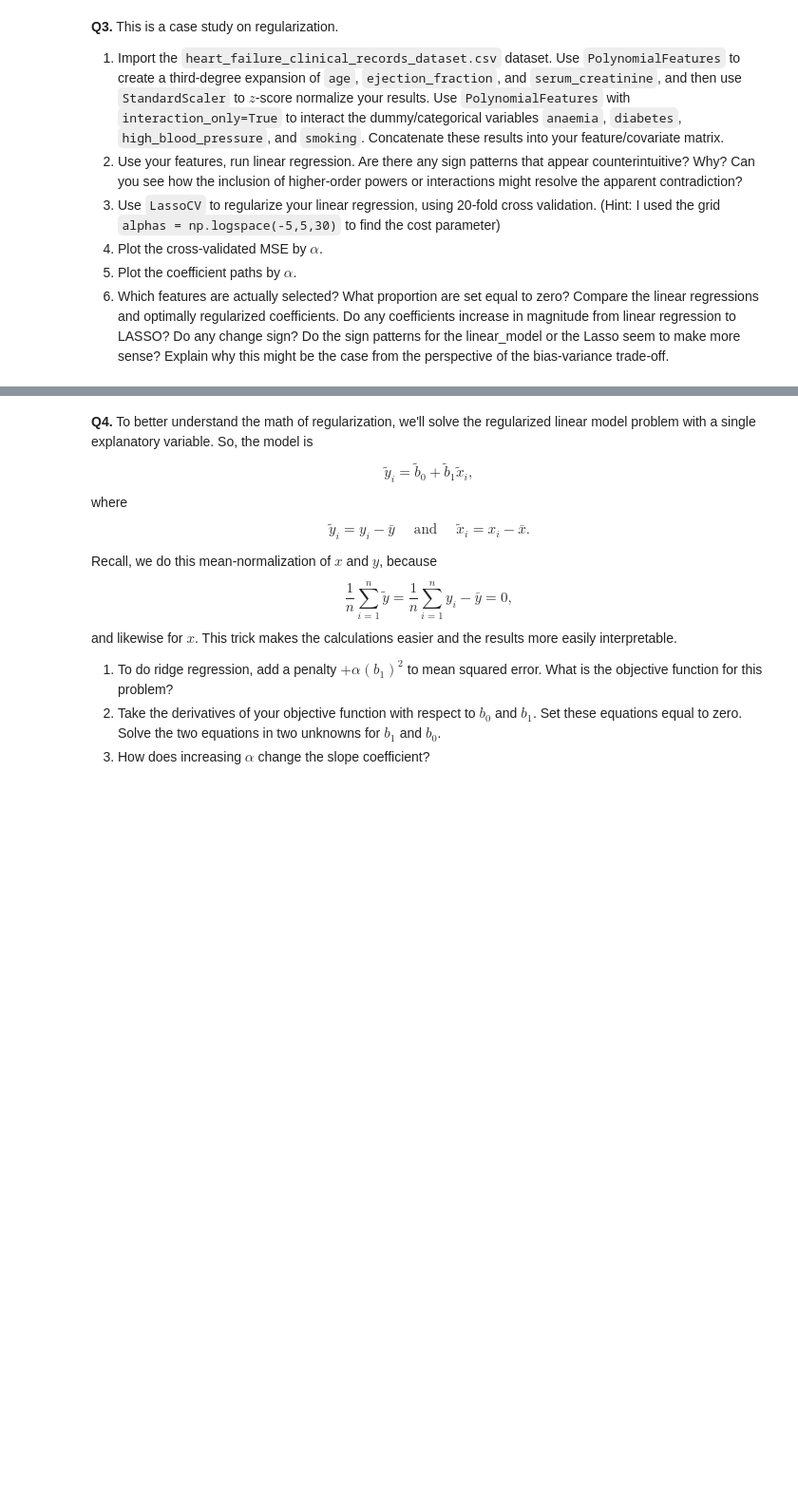
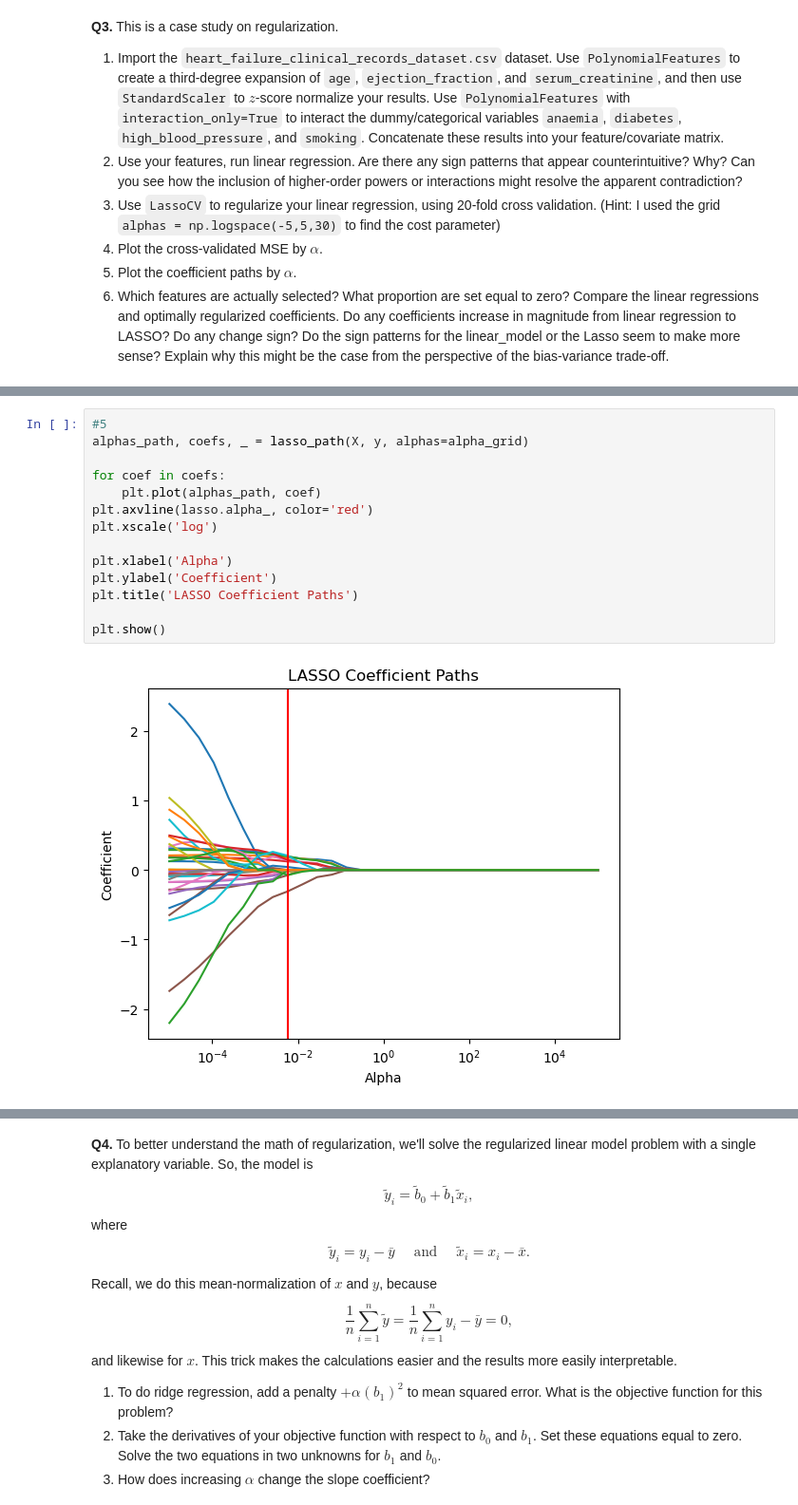
Before and after one commit to anthonyzhang4/HW5, a Jupyter notebook: 04_assignment_regularization t.ipynb, the cells around one changed output, grey strips where cells are left out. Shown at 95% size. Saved outputs shown, nothing was run; the diff lists cells and outputs as text; blank space fills up the shorter version.

```diff
--- a/04_assignment_regularization t.ipynb
+++ b/04_assignment_regularization t.ipynb
@@ -140,0 +244,16 @@ Selected Features: ['Mileage_Run' 'Age' 'Mileage_Run Age' 'Mileage_Run^3' 'Milea
+# %%
+#5
+alphas_path, coefs, _ = lasso_path(X, y, alphas=alpha_grid)
+
+for coef in coefs:
+    plt.plot(alphas_path, coef)
+plt.axvline(lasso.alpha_, color='red')
+plt.xscale('log')
+
+plt.xlabel('Alpha')
+plt.ylabel('Coefficient')
+plt.title('LASSO Coefficient Paths')
+
+plt.show()
+# %% [output]
+[figure, added]
```
Also changed, not shown: parts of 4 cells of this notebook.
